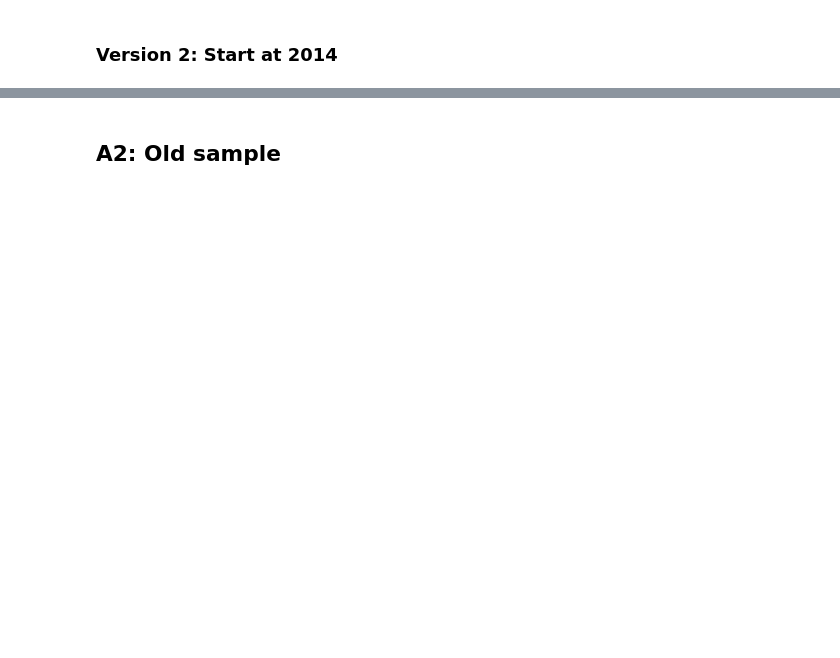
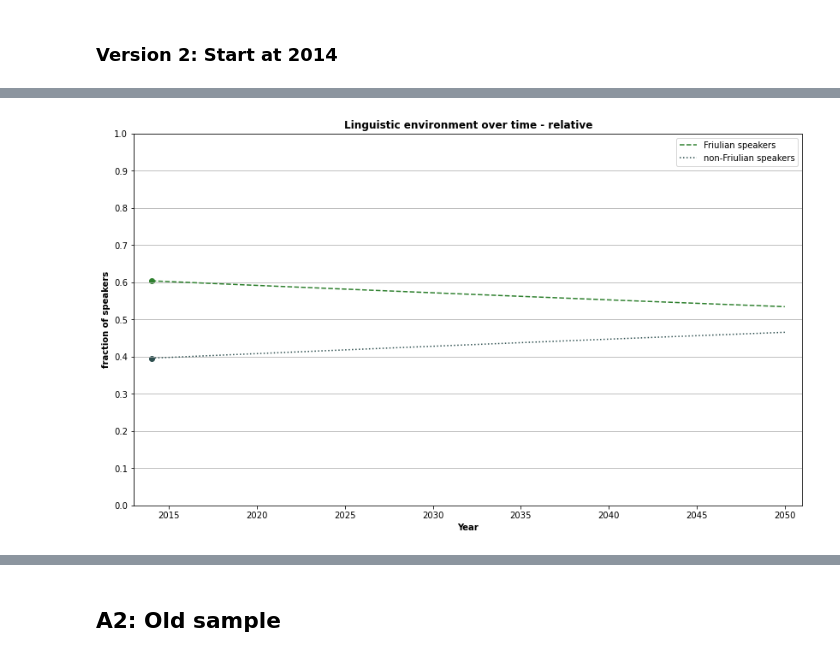
Before and after one commit to teasko/language_dynamics_modeling, a Jupyter notebook: Friulian_in_FVG/analysis_friul.ipynb, the cells around one changed output, grey strips where cells are left out. Cells and saved outputs as stored; diff of their text form; code cells hidden in the pictures; blank space fills up the shorter version.

```diff
--- a/Friulian_in_FVG/analysis_friul.ipynb
+++ b/Friulian_in_FVG/analysis_friul.ipynb
@@ -115,8 +117,10 @@ plot_trajectory(traj_2014,
 # %%
 plot_trajectory_relative(traj_2014,
                          data_2014,
-                         "Friulian",
-                         fname="plots/full_relative_2014.png")
+                         "Friulian")#,
+                         #fname="plots/full_relative_2014.png")
+# %% [output]
+[figure, added]
 # %%
 plot_trajectory_relative_fill(traj_2014,
                               data_2014,
```
Also changed, not shown: parts of 57 cells of this notebook, 1 other file.
